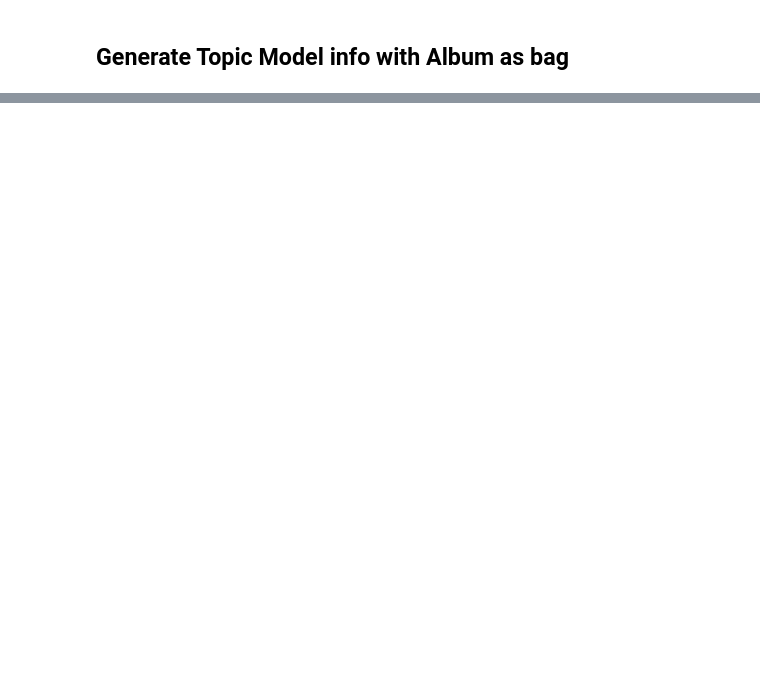
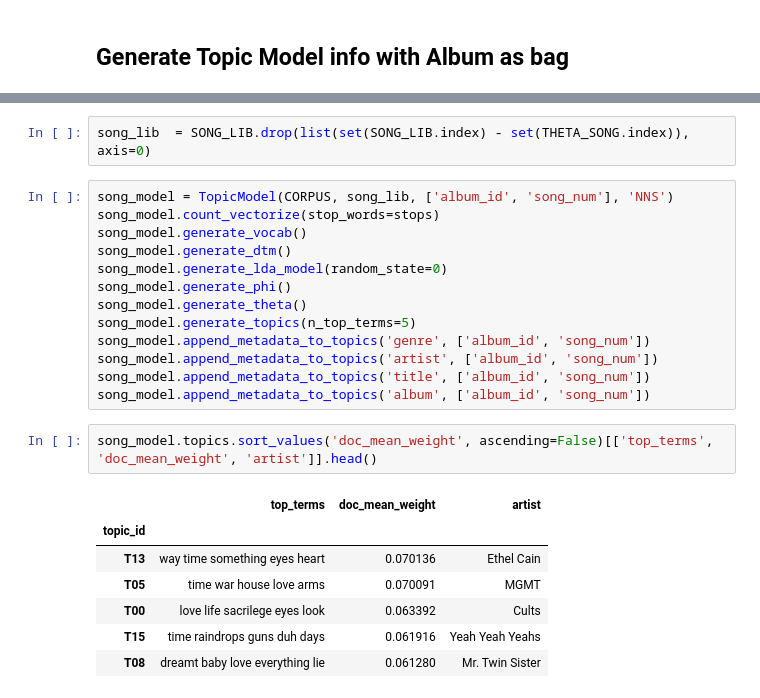
Before and after one commit to rlipps/Exploratory_Text_Analytics_Final, a Jupyter notebook: notebooks/LDA.ipynb, the cells around one changed output, grey strips where cells are left out. Saved outputs shown, nothing was run; the diff lists cells and outputs as text; blank space fills up the shorter version.

```diff
--- a/notebooks/LDA.ipynb
+++ b/notebooks/LDA.ipynb
@@ -227,0 +217,25 @@ Name: doo, dtype: object
+# %%
+song_lib  = SONG_LIB.drop(list(set(SONG_LIB.index) - set(THETA_SONG.index)), axis=0)
+# %%
+song_model = TopicModel(CORPUS, song_lib, ['album_id', 'song_num'], 'NNS')
+song_model.count_vectorize(stop_words=stops)
+song_model.generate_vocab()
+song_model.generate_dtm()
+song_model.generate_lda_model(random_state=0)
+song_model.generate_phi()
+song_model.generate_theta()
+song_model.generate_topics(n_top_terms=5)
+song_model.append_metadata_to_topics('genre', ['album_id', 'song_num'])
+song_model.append_metadata_to_topics('artist', ['album_id', 'song_num'])
+song_model.append_metadata_to_topics('title', ['album_id', 'song_num'])
+song_model.append_metadata_to_topics('album', ['album_id', 'song_num'])
+# %%
+song_model.topics.sort_values('doc_mean_weight', ascending=False)[['top_terms', 'doc_mean_weight', 'artist']].head()
+# %% [output]
+|  | top_terms | doc_mean_weight | artist |
+| topic_id |  |  |  |
+| T13 | way time something eyes heart | 0.070136 | Ethel Cain |
+| T05 | time war house love arms | 0.070091 | MGMT |
+| T00 | love life sacrilege eyes look | 0.063392 | Cults |
+| T15 | time raindrops guns duh days | 0.061916 | Yeah Yeah Yeahs |
+| T08 | dreamt baby love everything lie | 0.061280 | Mr. Twin Sister |
```
Also changed, not shown: parts of 19 cells of this notebook, 8 other files.
